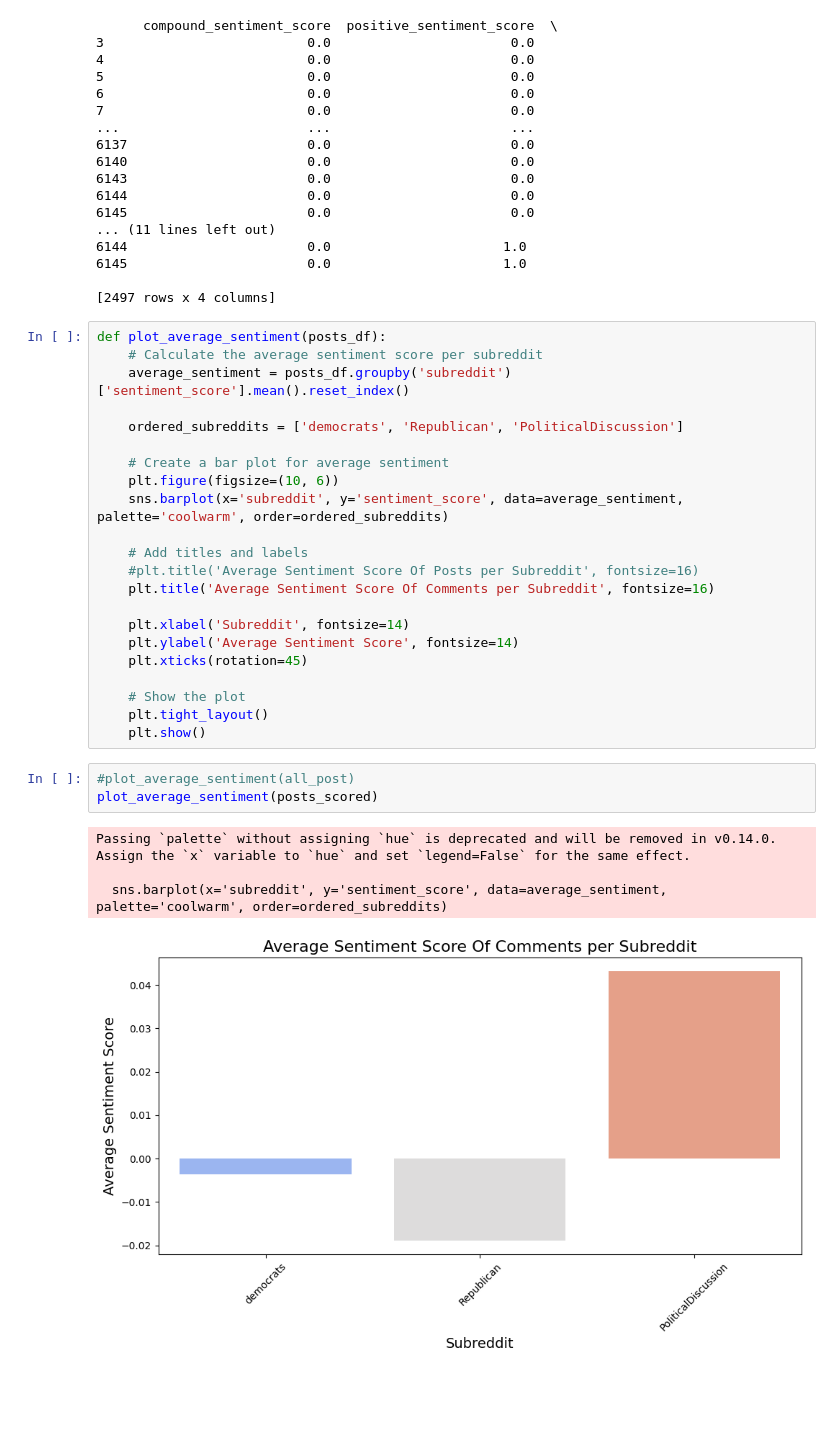
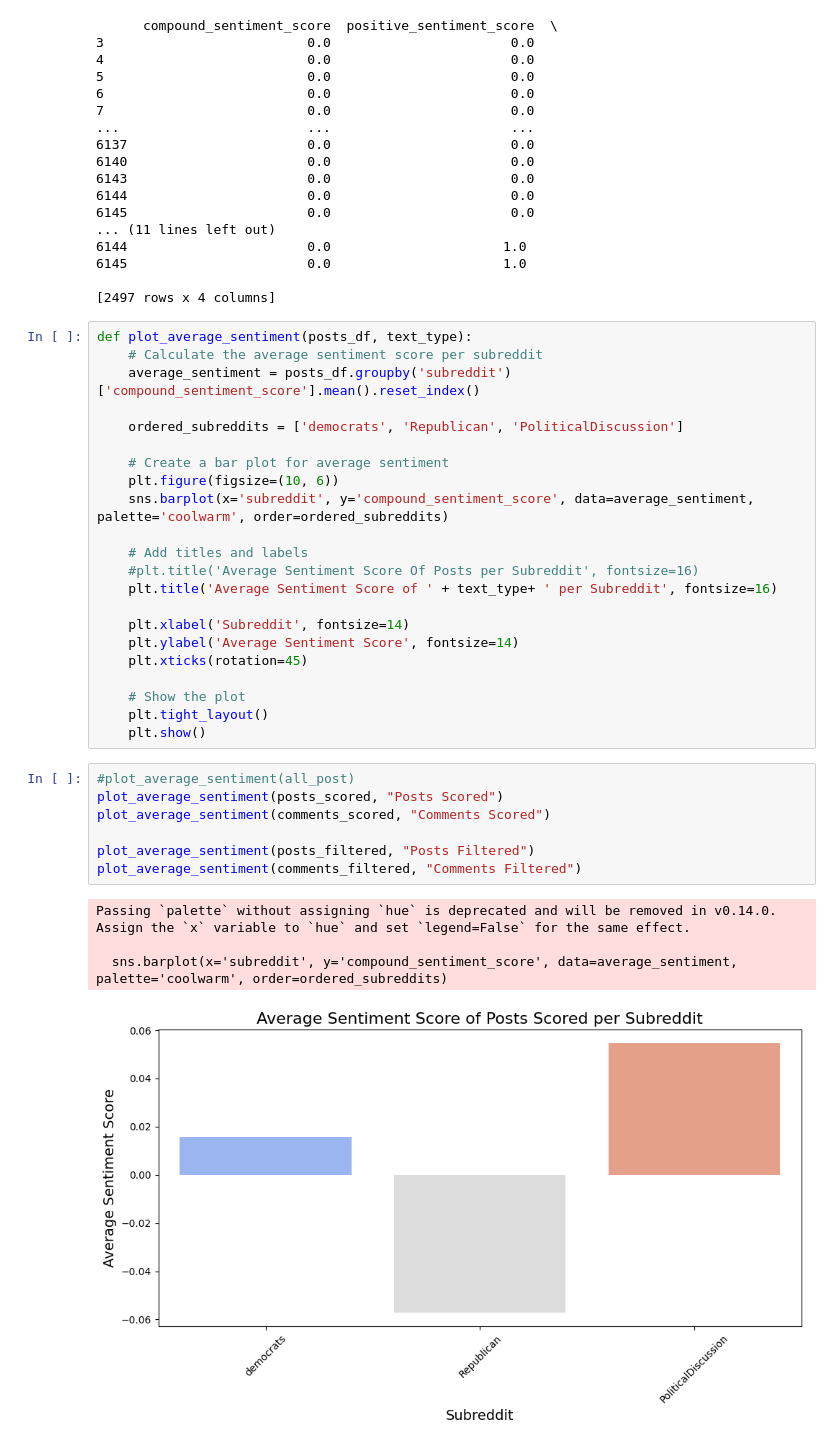
Before and after one commit to BrianXiao1217/DS4002-project1, a Jupyter notebook: SCRIPTS/plot.ipynb, the cells around one changed output. Drawn from its saved outputs; the diff is of its cells as text; blank space fills up the shorter version.

```diff
--- a/SCRIPTS/plot.ipynb
+++ b/SCRIPTS/plot.ipynb
@@ -70,19 +115,19 @@ print(filtered[['compound_sentiment_score', 'positive_sentiment_score', 'negativ
 
 [2497 rows x 4 columns]
 # %%
-def plot_average_sentiment(posts_df):
+def plot_average_sentiment(posts_df, text_type):
     # Calculate the average sentiment score per subreddit
-    average_sentiment = posts_df.groupby('subreddit')['sentiment_score'].mean().reset_index()
+    average_sentiment = posts_df.groupby('subreddit')['compound_sentiment_score'].mean().reset_index()
 
     ordered_subreddits = ['democrats', 'Republican', 'PoliticalDiscussion']
 
     # Create a bar plot for average sentiment
     plt.figure(figsize=(10, 6))
-    sns.barplot(x='subreddit', y='sentiment_score', data=average_sentiment, palette='coolwarm', order=ordered_subreddits)
+    sns.barplot(x='subreddit', y='compound_sentiment_score', data=average_sentiment, palette='coolwarm', order=ordered_subreddits)
 
     # Add titles and labels
     #plt.title('Average Sentiment Score Of Posts per Subreddit', fontsize=16)
-    plt.title('Average Sentiment Score Of Comments per Subreddit', fontsize=16)
+    plt.title('Average Sentiment Score of ' + text_type+ ' per Subreddit', fontsize=16)
 
     plt.xlabel('Subreddit', fontsize=14)
     plt.ylabel('Average Sentiment Score', fontsize=14)
@@ -91,11 +136,15 @@ def plot_average_sentiment(posts_df):
     # Show the plot
     plt.tight_layout()
     plt.show()
-# %%
-#plot_average_sentiment(all_post)
-plot_average_sentiment(posts_scored)
-# %% [output]
-Passing `palette` without assigning `hue` is deprecated and will be removed in v0.14.0. Assign the `x` variable to `hue` and set `legend=False` for the same effect.
-
-  sns.barplot(x='subreddit', y='sentiment_score', data=average_sentiment, palette='coolwarm', order=ordered_subreddits)
-[figure, removed]
+# %%
+#plot_average_sentiment(all_post)
+plot_average_sentiment(posts_scored, "Posts Scored")
+plot_average_sentiment(comments_scored, "Comments Scored")
+
+plot_average_sentiment(posts_filtered, "Posts Filtered")
+plot_average_sentiment(comments_filtered, "Comments Filtered")
+# %% [output]
+Passing `palette` without assigning `hue` is deprecated and will be removed in v0.14.0. Assign the `x` variable to `hue` and set `legend=False` for the same effect.
+
+  sns.barplot(x='subreddit', y='compound_sentiment_score', data=average_sentiment, palette='coolwarm', order=ordered_subreddits)
+[figure, added]
```
Also changed, not shown: parts of 7 cells of this notebook, 2 other files.
